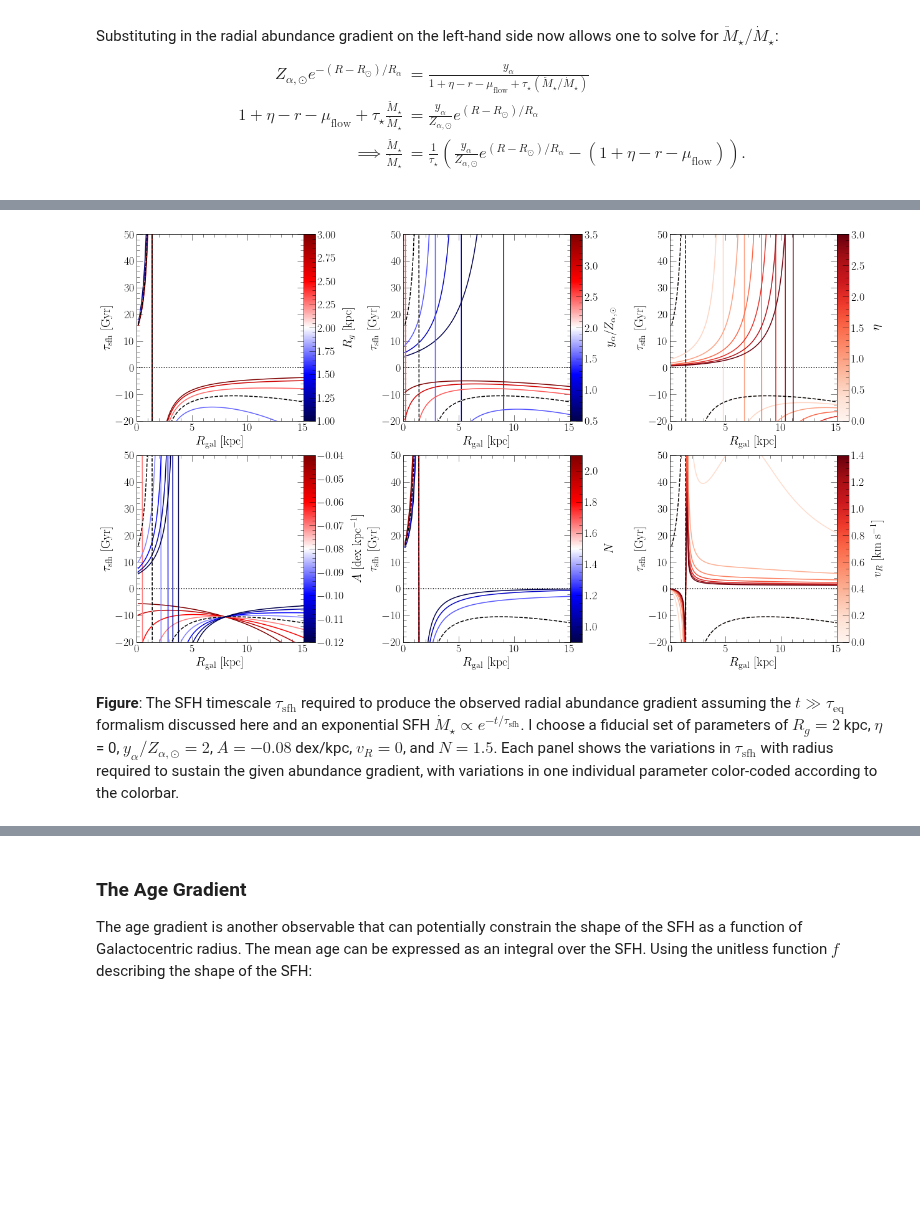
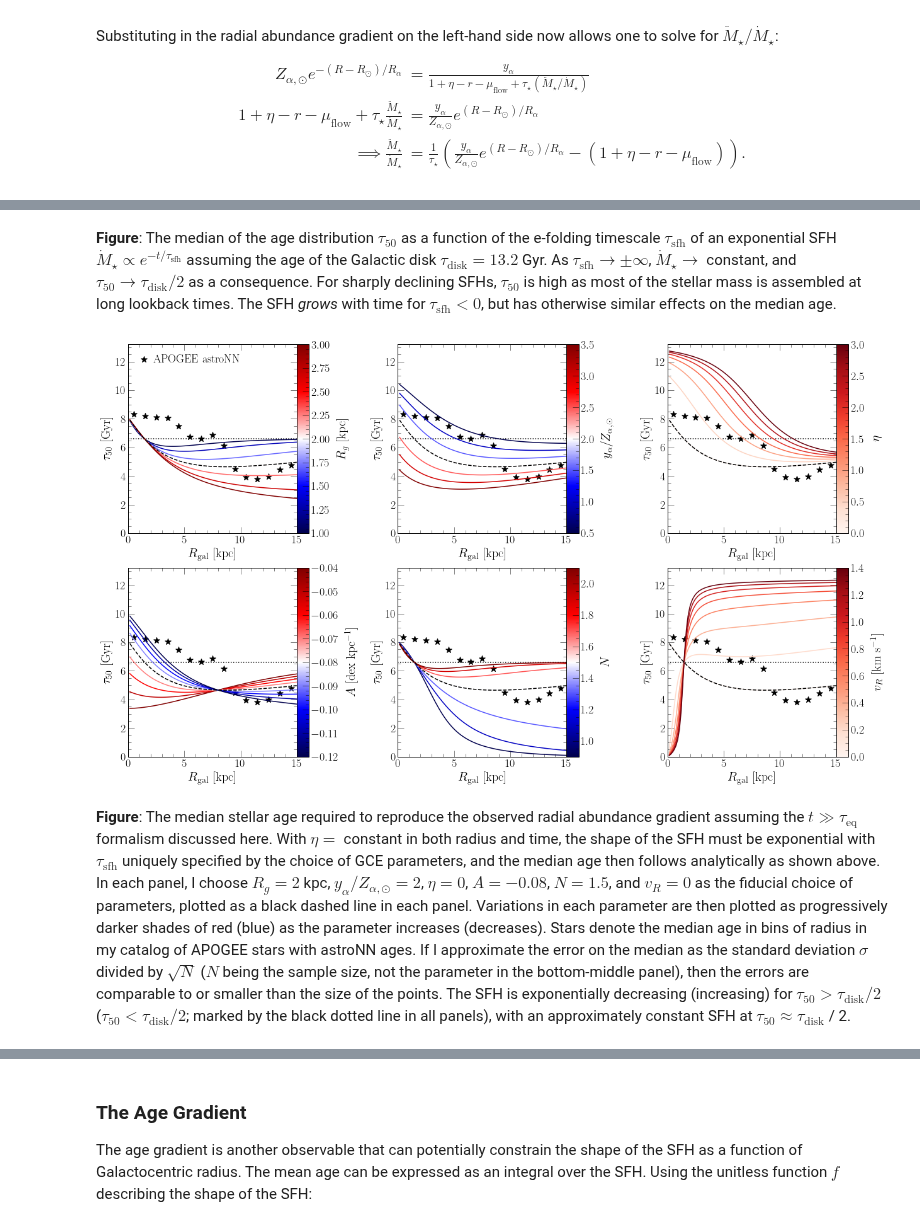
Before and after one commit to giganano/outflows, a Jupyter notebook: notebooks/radialflows.ipynb, the cells around one changed output, grey strips where cells are left out. Saved outputs shown, nothing was run; the diff lists cells and outputs as text; code cells hidden in the pictures; blank space fills up the shorter version.

Commit message:
progress

```diff
--- a/notebooks/radialflows.ipynb
+++ b/notebooks/radialflows.ipynb
@@ -1257,9 +1275,16 @@ def tausfh(r, taustar0 = 2, Rg = 2, eta = 0, yieldsolar = 2, A = -0.08, vr = 0,
     flowterm = vr * (1 / r - 1 / Rg - 1 / ralpha)
     muflow = flowterm * taustar
     tausfh = (term1 / taustar - flowterm)**(-1)
-    if tausfh < taudisk * np.exp(-taudisk / tausfh) / (1 - np.exp(-taudisk / tausfh)):
-        print(r)
-        return float("nan")
-    else:
-        return tausfh
+    return tausfh
 #     return (term1 / taustar - flowterm)**(-1)
+
+def tau50(r, **kwargs):
+    tausfh_ = tausfh(r, **kwargs)
+#     prefactor = (np.log(2) - np.log(1 - np.exp(-taudisk / tausfh_)))
+#     prefactor = np.log(0.5 * (1 - np.exp(-taudisk / tausfh_)) + np.exp(-taudisk / tausfh_))
+#     return taudisk + tausfh_ * prefactor
+    return tau50_from_tausfh(tausfh_)
+
+def tau50_from_tausfh(tausfh_):
+    prefactor = np.log(0.5 * (1 - np.exp(-taudisk / tausfh_)) + np.exp(-taudisk / tausfh_))
+    return taudisk + tausfh_ * prefactor
@@ -1266,3 +1325,5 @@ def tausfh(r, taustar0 = 2, Rg = 2, eta = 0, yieldsolar = 2, A = -0.08, vr = 0,
+# %% [markdown]
+**Figure**: The median of the age distribution $\tau_\text{50}$ as a function of the e-folding timescale $\tau_\text{sfh}$ of an exponential SFH $\dot{M}_\star \propto e^{-t / \tau_\text{sfh}}$ assuming the age of the Galactic disk $\tau_\text{disk} = 13.2$ Gyr. As $\tau_\text{sfh} \rightarrow \pm \infty$, $\dot{M}_\star \rightarrow$ constant, and $\tau_{50} \rightarrow \tau_\text{disk} / 2$ as a consequence. For sharply declining SFHs, $\tau_\text{50}$ is high as most of the stellar mass is assembled at long lookback times. The SFH *grows* with time for $\tau_\text{sfh} < 0$, but has otherwise similar effects on the median age.
 # %%
 # colormaps = ["seismic", "Reds", "seismic", "seismic", "Reds", "seismic"]
 
@@ -1271,10 +1332,11 @@ axes = []
 for i in range(6):
     axes.append(fig.add_subplot(231 + i))
     axes[i].set_xlabel(r"$R_\text{gal}$ [kpc]")
-    axes[i].set_ylabel(r"$\tau_\text{sfh}$ [Gyr]")
+#     axes[i].set_ylabel(r"$\tau_\text{sfh}$ [Gyr]")
+    axes[i].set_ylabel(r"$\tau_{50}$ [Gyr]")
     axes[i].set_xlim([0, 15])
-    axes[i].set_ylim([-20, 50])
-    axes[i].axhline(0, c = named_colors()["black"], linestyle = ":")
+    axes[i].set_ylim([0, 13.2])
+    axes[i].axhline(taudisk / 2, c = named_colors()["black"], linestyle = ":")
 plt.tight_layout()
 plt.subplots_adjust(wspace = 0.6, right = 0.92)
 
@@ -1282,13 +1344,15 @@ def plot_behavior(ax, values, keywordarg, label, colormap):
     xvals = np.linspace(0, 15, 100)
     for i in range(len(values)):
         kwargs = {keywordarg: values[i]}
-        yvals = [tausfh(_, **kwargs) for _ in xvals]
+#         yvals = [tausfh(_, **kwargs) for _ in xvals]
+        yvals = [tau50(_, **kwargs) for _ in xvals]
         cm = plt.get_cmap(colormap)
         cnorm = colors.Normalize(vmin = min(values), vmax = max(values))
         sc = cmx.ScalarMappable(norm = cnorm, cmap = cm)
         kwargs = {"c": sc.to_rgba(values[i])}
         ax.plot(xvals, yvals, **kwargs)
-    yvals = [tausfh(_) for _ in xvals]
+#     yvals = [tausfh(_) for _ in xvals]
+    yvals = [tau50(_) for _ in xvals]
     kwargs = {
         "c": named_colors()["black"],
         "linestyle": "--"
@@ -1296,35 +1360,51 @@ def plot_behavior(ax, values, keywordarg, label, colormap):
     ax.plot(xvals, yvals, **kwargs)
     cbar_ax = fig.add_axes([0.92, 0.05, 0.02, 0.95])
     cbar = plt.colorbar(sc, cax = cbar_ax, pad = 0, orientation = "vertical")
     cbar.set_label(label, labelpad = 10)
     cbar_ax.set_position([
         ax.get_position().x1,
         ax.get_position().y0,
         0.015,
         ax.get_position().y1 - ax.get_position().y0
     ])
 
 Rg_values = [1, 1.3, 1.7, 2, 2.3, 2.7, 3]
 yieldratios = [0.5, 1, 1.5, 2, 2.5, 3, 3.5]
 eta_values = [0, 0.5, 1, 1.5, 2, 2.5, 3]
 slopes = [-0.04, -0.05, -0.06, -0.07, -0.08, -0.09, -0.10, -0.11, -0.12]
 indeces = [0.9, 1.1, 1.3, 1.5, 1.7, 1.9, 2.1]
 velocities = [0, 0.2, 0.4, 0.6, 0.8, 1.0, 1.2, 1.4]
 
 plot_behavior(axes[0], Rg_values, "Rg", r"$R_g$ [kpc]", "seismic")
 plot_behavior(axes[1], yieldratios, "yieldsolar", r"$y_\alpha / Z_{\alpha,\odot}$", "seismic")
 plot_behavior(axes[2], eta_values, "eta", r"$\eta$", "Reds")
 plot_behavior(axes[3], slopes, "A", r"$A$ [dex kpc$^{-1}$]", "seismic")
 plot_behavior(axes[4], indeces, "N", r"$N$", "seismic")
 plot_behavior(axes[5], velocities, "vr", "$v_R$ [km s$^{-1}$]", "Reds")
 
+data = np.genfromtxt("./medianage_vs_r.out")
+radii = [row[0] for row in data]
+med_age = [row[1] for row in data]
+kwargs = {
+    "c": named_colors()["black"],
+    "marker": markers()["star"],
+    "s": 100,
+    "label": "APOGEE astroNN"
+}
+for i in range(6): axes[i].scatter(radii, med_age, **kwargs)
+kwargs = {
+    "loc": mpl_loc("upper left"),
+    "handlelength": 1
+}
+axes[0].legend(**kwargs)
+
 for ext in ["pdf", "jpeg"]:
     kwargs = {}
     if ext == "jpeg": kwargs["dpi"] = 200
-    plt.savefig("./radialflows/tausfh_reqd.%s" % (ext), **kwargs)
+    plt.savefig("./radialflows/tau50_reqd.%s" % (ext), **kwargs)
 plt.show()
 # %% [output]
-[figure, old version]
+[figure, new version]
 # %% [markdown]
-**Figure**: The SFH timescale $\tau_\text{sfh}$ required to produce the observed radial abundance gradient assuming the $t \gg \tau_\text{eq}$ formalism discussed here and an exponential SFH $\dot{M}_\star \propto e^{-t / \tau_\text{sfh}}$. I choose a fiducial set of parameters of $R_g = 2$ kpc, $\eta$ = 0, $y_\alpha / Z_{\alpha,\odot} = 2$, $A = -0.08$ dex/kpc, $v_R = 0$, and $N = 1.5$. Each panel shows the variations in $\tau_\text{sfh}$ with radius required to sustain the given abundance gradient, with variations in one individual parameter color-coded according to the colorbar.
+**Figure**: The median stellar age required to reproduce the observed radial abundance gradient assuming the $t \gg \tau_\text{eq}$ formalism discussed here. With $\eta =$ constant in both radius and time, the shape of the SFH must be exponential with $\tau_\text{sfh}$ uniquely specified by the choice of GCE parameters, and the median age then follows analytically as shown above. In each panel, I choose $R_g = 2$ kpc, $y_\alpha / Z_{\alpha,\odot} = 2$, $\eta = 0$, $A = -0.08$, $N = 1.5$, and $v_R = 0$ as the fiducial choice of parameters, plotted as a black dashed line in each panel. Variations in each parameter are then plotted as progressively darker shades of red (blue) as the parameter increases (decreases). Stars denote the median age in bins of radius in my catalog of APOGEE stars with astroNN ages. If I approximate the error on the median as the standard deviation $\sigma$ divided by $\sqrt{N}$ ($N$ being the sample size, not the parameter in the bottom-middle panel), then the errors are comparable to or smaller than the size of the points. The SFH is exponentially decreasing (increasing) for $\tau_{50} > \tau_\text{disk} / 2$ ($\tau_\text{50} < \tau_\text{disk} / 2$; marked by the black dotted line in all panels), with an approximately constant SFH at $\tau_\text{50} \approx \tau_\text{disk}$ / 2.
 # %% [markdown]
```
Also changed, not shown: parts of 9 cells of this notebook, 5 other files.
